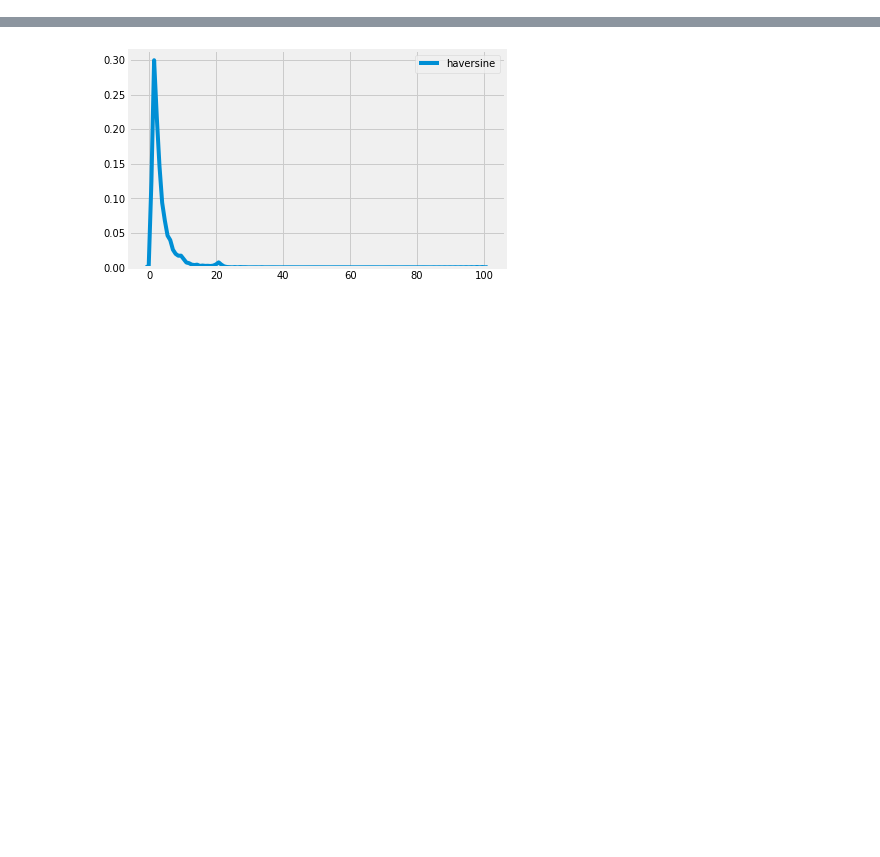
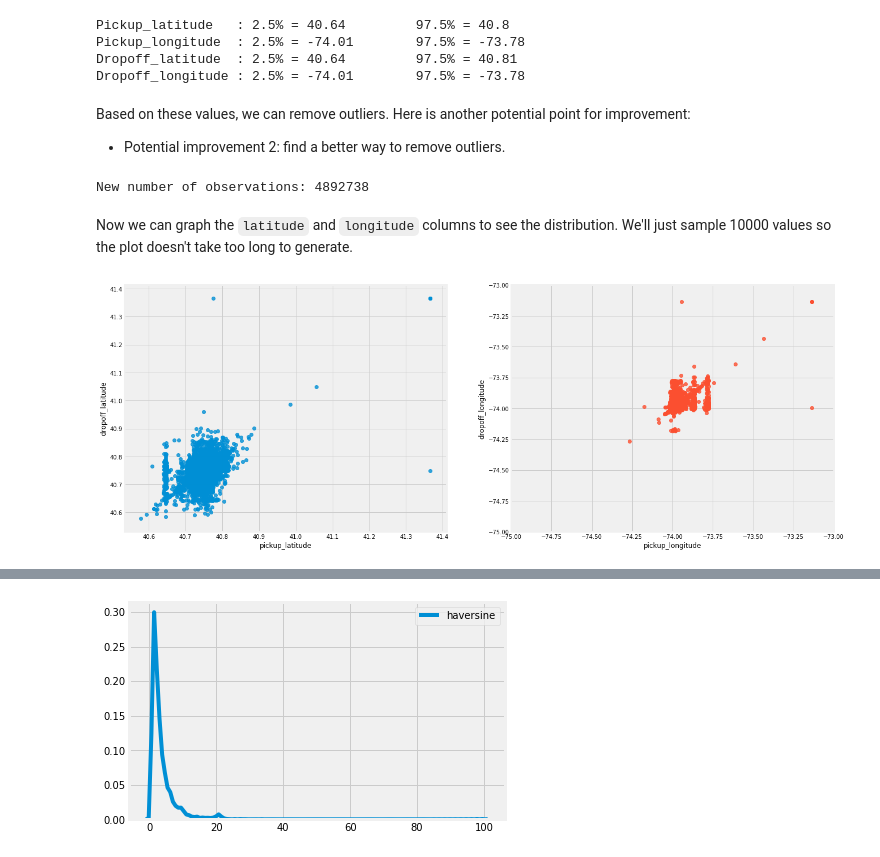
Before and after one commit to WillKoehrsen/taxi-fare, a Jupyter notebook: Start Simple.ipynb, the cells around one changed output, grey strips where cells are left out. Drawn from its saved outputs; the diff is of its cells as text; code cells hidden in the pictures; blank space fills up the shorter version.

```diff
--- a/Start Simple.ipynb
+++ b/Start Simple.ipynb
@@ -137,0 +114,35 @@ sns.kdeplot(data['haversine']);
+# %%
+for col in ['pickup_latitude', 'pickup_longitude', 'dropoff_latitude', 'dropoff_longitude']:
+    print(f'{col.capitalize():18}: 2.5% = {round(np.percentile(data[col], 2.5), 2)} \t 97.5% = {round(np.percentile(data[col], 97.5), 2)}')
+# %% [output]
+Pickup_latitude   : 2.5% = 40.64         97.5% = 40.8
+Pickup_longitude  : 2.5% = -74.01        97.5% = -73.78
+Dropoff_latitude  : 2.5% = 40.64         97.5% = 40.81
+Dropoff_longitude : 2.5% = -74.01        97.5% = -73.78
+# %% [markdown]
+Based on these values, we can remove outliers. Here is another potential point for improvement:
+
+* Potential improvement 2: find a better way to remove outliers.
+# %%
+data = data.loc[(data['pickup_latitude'] > 40) & (data['pickup_latitude'] < 42)]
+data = data.loc[(data['pickup_longitude'] > -75) & (data['pickup_longitude'] < -72)]
+data = data.loc[(data['dropoff_latitude'] > 40) & (data['dropoff_latitude'] < 42)]
+data = data.loc[(data['dropoff_longitude'] > -75) & (data['dropoff_longitude'] < -72)]
+
+print(f'New number of observations: {data.shape[0]}')
+# %% [output]
+New number of observations: 4892738
+# %% [markdown]
+Now we can graph the `latitude` and `longitude` columns to see the distribution. We'll just sample 10000 values so the plot doesn't take too long to generate.
+# %%
+fig, axes = plt.subplots(1, 2, figsize = (20, 8))
+axes = axes.flatten()
+
+sns.regplot('pickup_latitude', 'dropoff_latitude', fit_reg = False,
+            data = data.sample(10000, random_state = RSEED), ax = axes[0]);
+sns.regplot('pickup_longitude', 'dropoff_longitude', fit_reg = False,
+            data = data.sample(10000, random_state = RSEED), ax = axes[1]);
+axes[1].set_xlim((-75, -73))
+axes[1].set_ylim((-75, -73));
+# %% [output]
+[figure, added]
```
Also changed, not shown: parts of 81 cells of this notebook, 1 other file.
